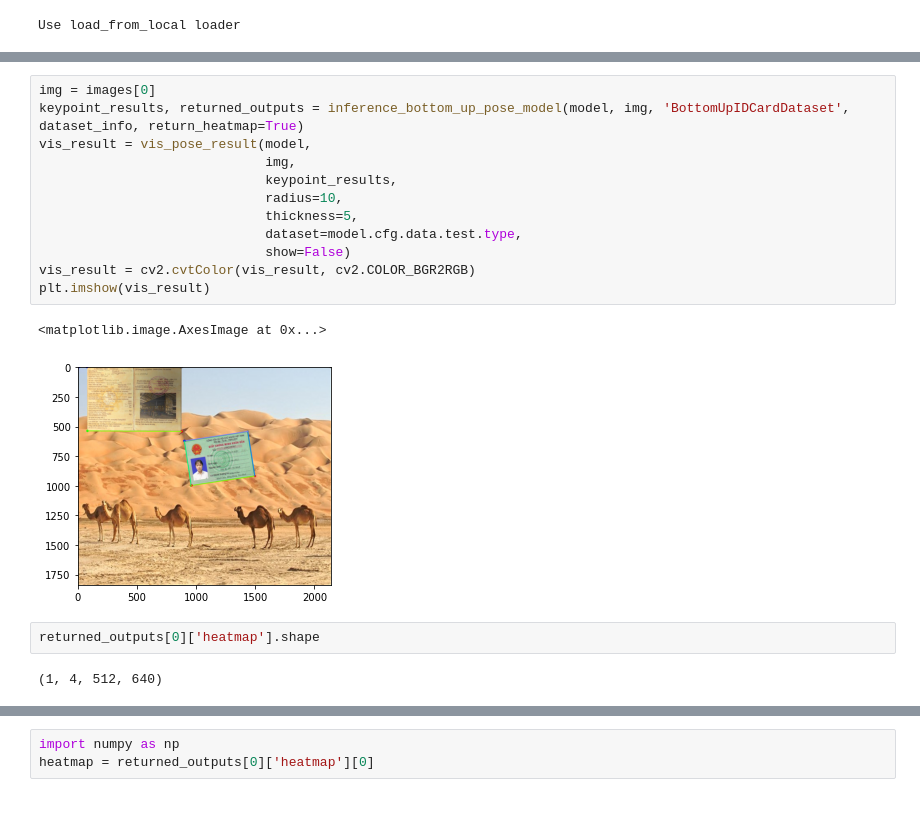
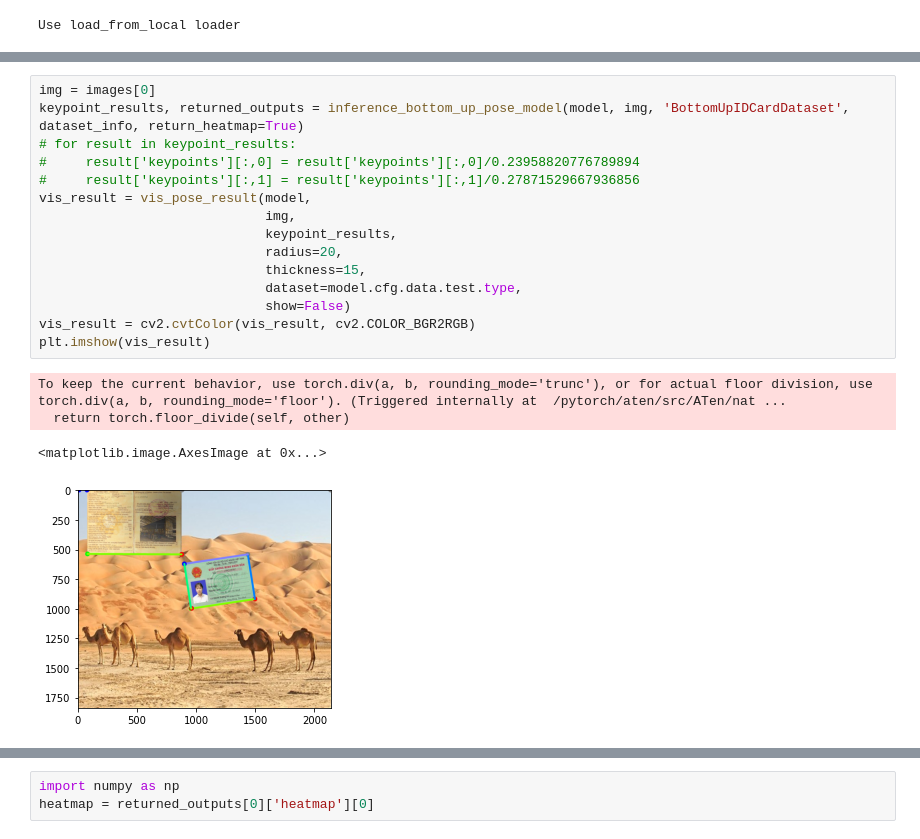
Before and after one commit to ngonhi/mmpose, a Jupyter notebook: inference.ipynb, the cells around one changed output, grey strips where cells are left out. Drawn from its saved outputs; the diff is of its cells as text; blank space fills up the shorter version.

```diff
--- a/inference.ipynb
+++ b/inference.ipynb
@@ -29,19 +29,20 @@ index created!
 # %%
 img = images[0]
 keypoint_results, returned_outputs = inference_bottom_up_pose_model(model, img, 'BottomUpIDCardDataset', dataset_info, return_heatmap=True)
+# for result in keypoint_results:
+#     result['keypoints'][:,0] = result['keypoints'][:,0]/0.23958820776789894
+#     result['keypoints'][:,1] = result['keypoints'][:,1]/0.27871529667936856
 vis_result = vis_pose_result(model,
                              img,
                              keypoint_results,
-                             radius=10,
-                             thickness=5,
+                             radius=20,
+                             thickness=15,
                              dataset=model.cfg.data.test.type,
                              show=False)
 vis_result = cv2.cvtColor(vis_result, cv2.COLOR_BGR2RGB)
 plt.imshow(vis_result)
 # %% [output]
-<matplotlib.image.AxesImage at 0x...>
+To keep the current behavior, use torch.div(a, b, rounding_mode='trunc'), or for actual floor division, use torch.div(a, b, rounding_mode='floor'). (Triggered internally at  /pytorch/aten/src/ATen/nat ...
+  return torch.floor_divide(self, other)
+<matplotlib.image.AxesImage at 0x...>
-[figure, old version]
+[figure, new version]
-# %%
-returned_outputs[0]['heatmap'].shape
-# %% [output]
-(1, 4, 512, 640)
```
Also changed, not shown: parts of 5 cells of this notebook, 9 other files.
